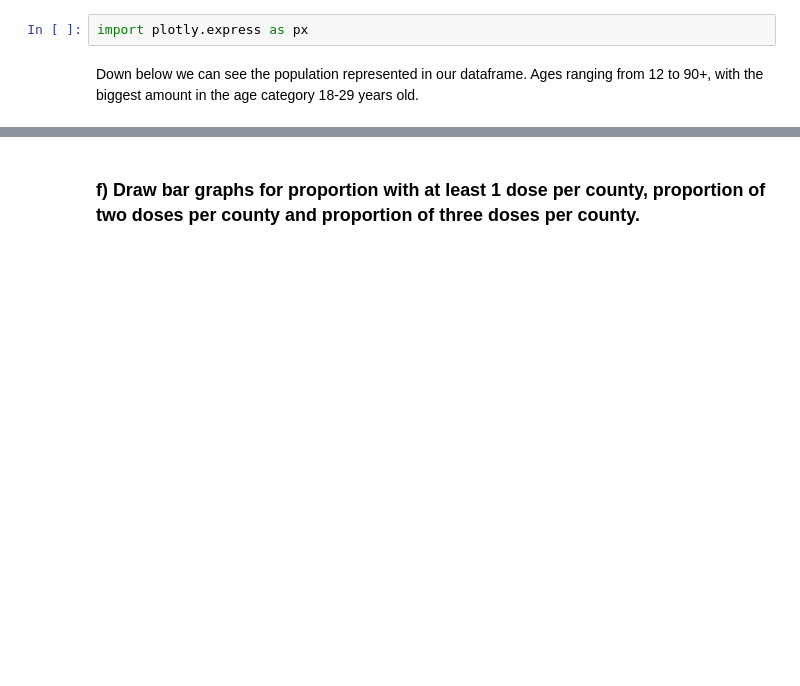
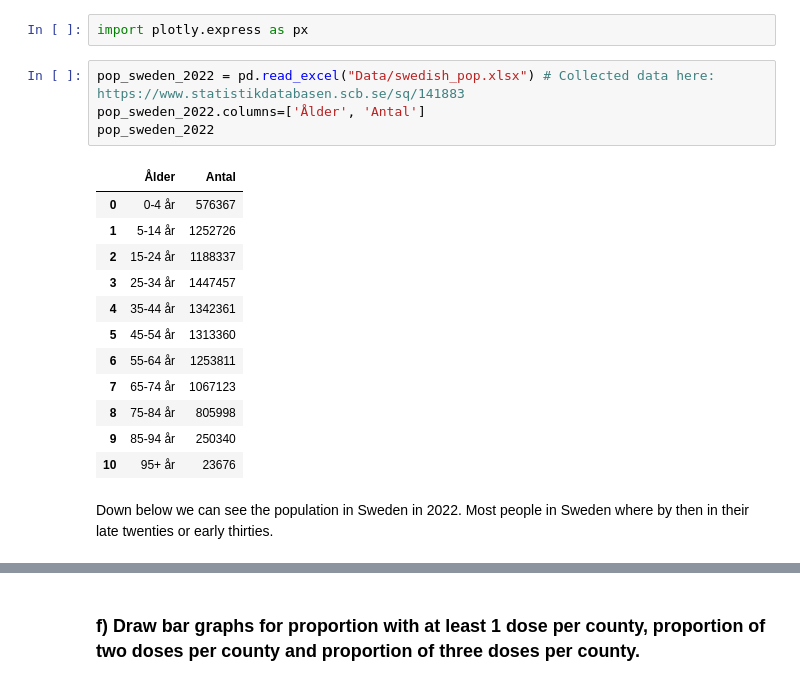
Before and after one commit to DeerBay/Data-Processing-Julia-Sjoholm, a Jupyter notebook: Lab/Exercise02.ipynb, the cells around one changed output, grey strips where cells are left out. Cells and saved outputs as stored; diff of their text form; blank space fills up the shorter version.

```diff
--- a/Lab/Exercise02.ipynb
+++ b/Lab/Exercise02.ipynb
@@ -120,6 +120,23 @@ The children below 18 were 21.13% in the autum of 2022 according to our data set
 ### **e)** Draw a diagram showing the age distribution of Sweden's population.
 # %%
 import plotly.express as px
-# %% [markdown]
-Down below we can see the population represented in our dataframe. Ages ranging from 12 to 90+, with the biggest amount in the age category 18-29 years old.
+# %%
+pop_sweden_2022 = pd.read_excel("Data/swedish_pop.xlsx") # Collected data here: https://www.statistikdatabasen.scb.se/sq/141883
+pop_sweden_2022.columns=['Ålder', 'Antal']
+pop_sweden_2022
+# %% [output]
+|  | Ålder | Antal |
+| 0 | 0-4 år | 576367 |
+| 1 | 5-14 år | 1252726 |
+| 2 | 15-24 år | 1188337 |
+| 3 | 25-34 år | 1447457 |
+| 4 | 35-44 år | 1342361 |
+| 5 | 45-54 år | 1313360 |
+| 6 | 55-64 år | 1253811 |
+| 7 | 65-74 år | 1067123 |
+| 8 | 75-84 år | 805998 |
+| 9 | 85-94 år | 250340 |
+| 10 | 95+ år | 23676 |
+# %% [markdown]
+Down below we can see the population in Sweden in 2022. Most people in Sweden where by then in their late twenties or early thirties.
 # %%
```
Also changed, not shown: parts of 6 cells of this notebook, 8 other files.
